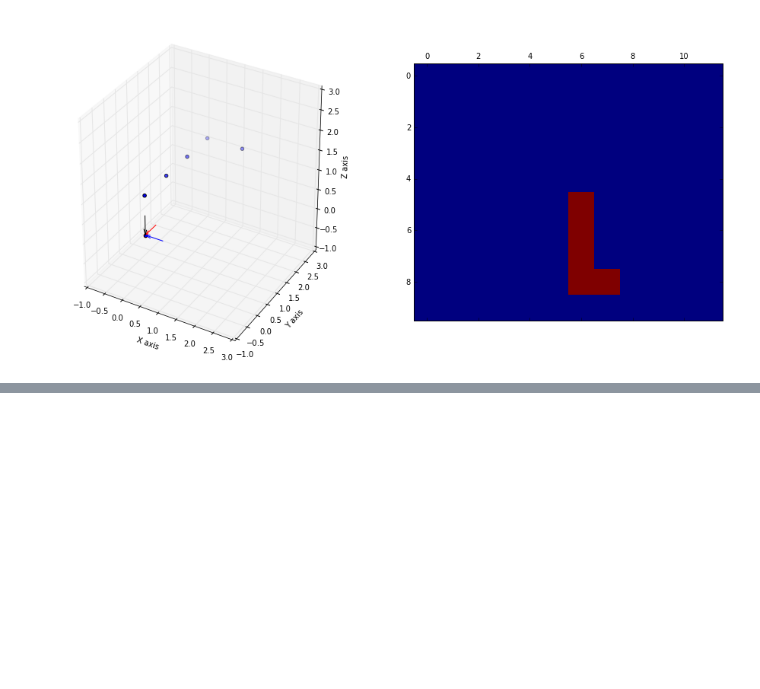
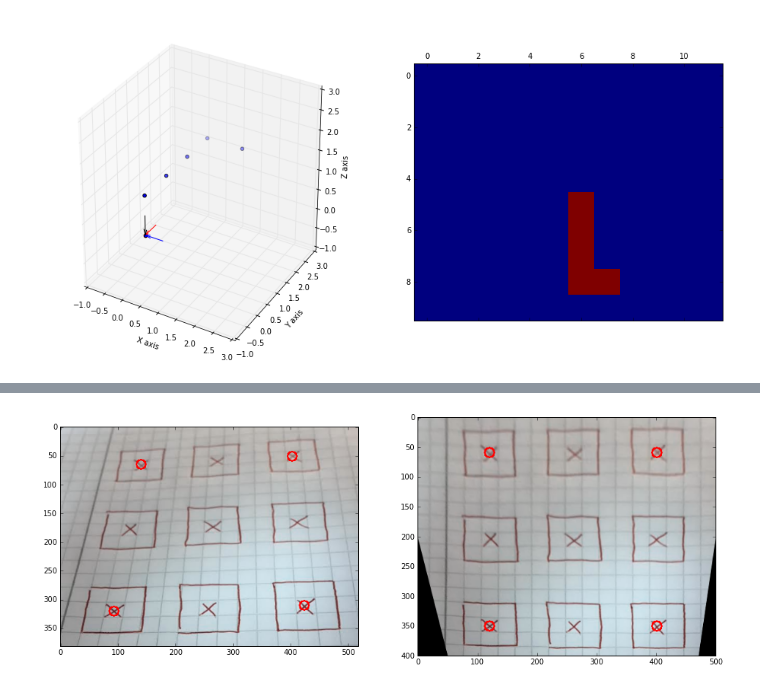
Before and after one commit to justayak/playground, a Jupyter notebook: computer_vision/multiple_view_geometry/multiple_view_geometry.ipynb, the cells around one changed output, grey strips where cells are left out. Saved outputs shown, nothing was run; the diff lists cells and outputs as text; code cells hidden in the pictures; blank space fills up the shorter version.

Commit message:
projective transformation/rectification

```diff
--- a/computer_vision/multiple_view_geometry/multiple_view_geometry.ipynb
+++ b/computer_vision/multiple_view_geometry/multiple_view_geometry.ipynb
@@ -264,0 +272,37 @@ plt.show()
+# %%
+img = cv2.imread('squares.png')
+
+fig = plt.figure(figsize=(16,8))
+ax = fig.add_subplot(121)
+
+p1 = (140,66)
+p2 = (402,52)
+p3 = (93,320)
+p4 = (423,310)
+P = np.array([p1, p2, p3, p4], np.float32)
+
+p1_t = (120, 60)
+p2_t = (400, 60)
+p3_t = (120, 350)
+p4_t = (400, 350)
+P_t = np.array([p1_t, p2_t, p3_t, p4_t], np.float32)
+
+M = cv2.getPerspectiveTransform(P, P_t)
+img_t = cv2.warpPerspective(img, M, (500,400))
+
+cv2.circle(img, p1, 8, (255,0,0), 2)
+cv2.circle(img, p2, 8, (255,0,0), 2)
+cv2.circle(img, p3, 8, (255,0,0), 2)
+cv2.circle(img, p4, 8, (255,0,0), 2)
+ax.imshow(img)
+
+ax = fig.add_subplot(122)
+cv2.circle(img_t, p1_t, 8, (255,0,0), 2)
+cv2.circle(img_t, p2_t, 8, (255,0,0), 2)
+cv2.circle(img_t, p3_t, 8, (255,0,0), 2)
+cv2.circle(img_t, p4_t, 8, (255,0,0), 2)
+ax.imshow(img_t)
+
+plt.show()
+# %% [output]
+[figure, added]
```
Also changed, not shown: parts of 4 cells of this notebook, 1 other file.
